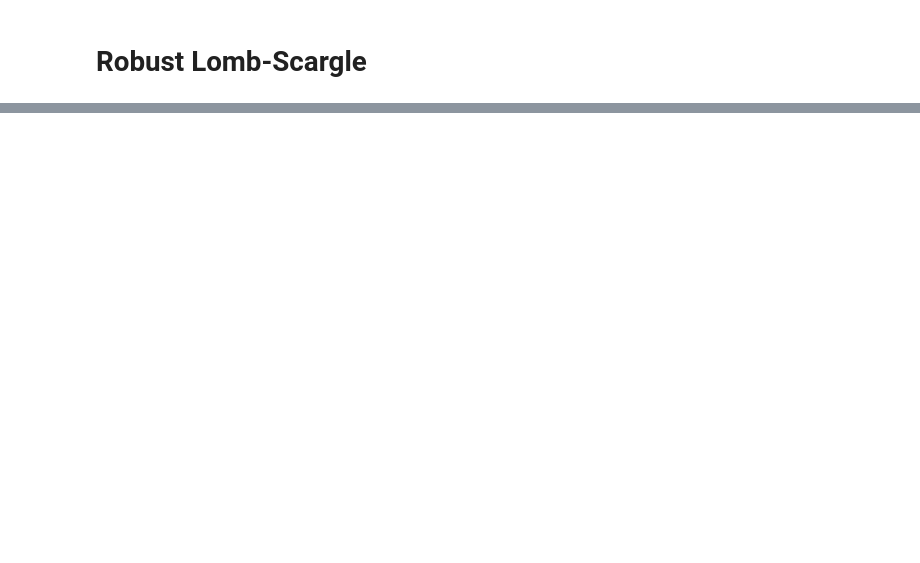
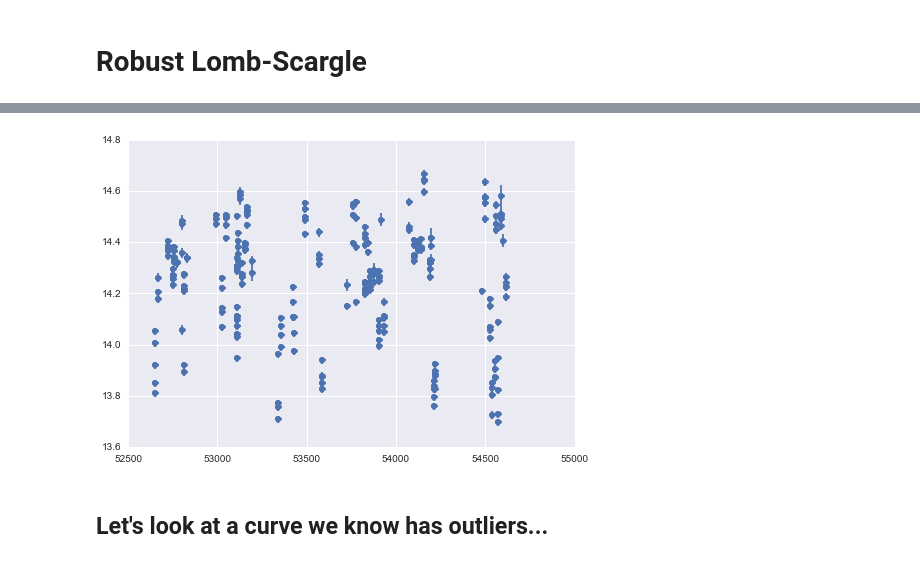
Before and after one commit to jakevdp/BombScargle, a Jupyter notebook: HuberLombScargle.ipynb, the cells around one changed output, grey strips where cells are left out. Saved outputs shown, nothing was run; the diff lists cells and outputs as text; code cells hidden in the pictures; blank space fills up the shorter version.

```diff
--- a/HuberLombScargle.ipynb
+++ b/HuberLombScargle.ipynb
@@ -43,0 +78,5 @@ plt.legend(frameon=False);
+# %%
+t, y, dy = data.get_light_curve(10022663).T
+plt.errorbar(t, y, dy, fmt='o');
+# %% [output]
+[figure, added]
@@ -43,0 +95,2 @@ plt.legend(frameon=False);
+# %% [markdown]
+## Let's look at a curve we know has outliers...
```
Also changed, not shown: parts of 19 cells of this notebook, 1 other file.
